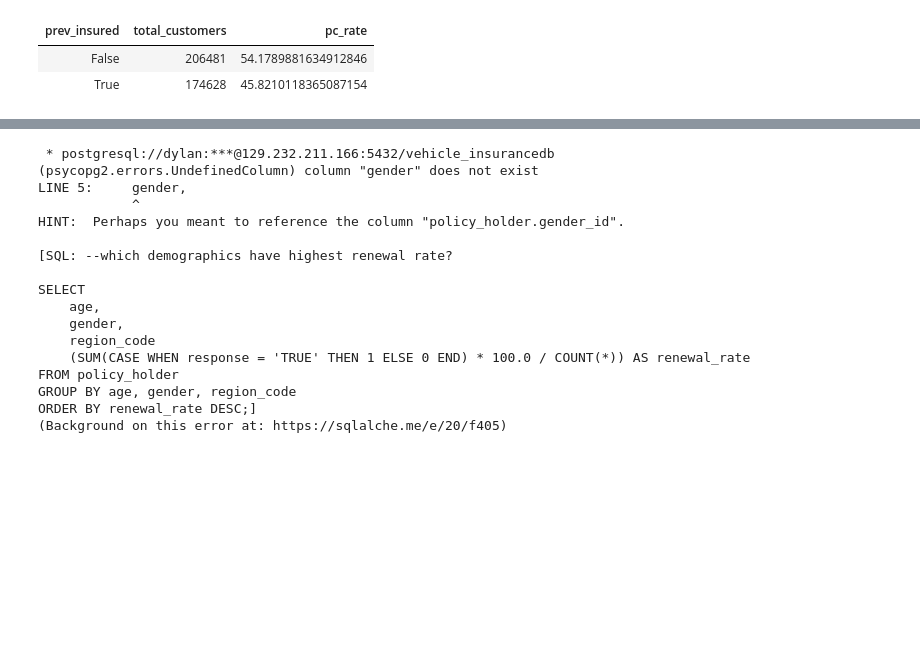
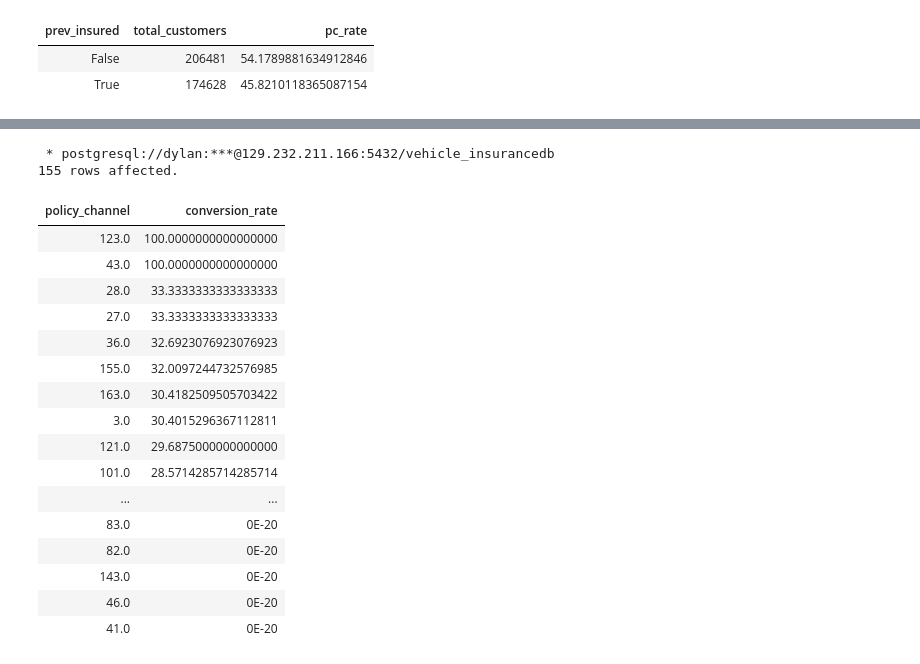
Before and after one commit to The-DigitalAcademy/Vehicle_Insurance, a Jupyter notebook: sqlanalysis_query.ipynb, the cells around one changed output, grey strips where cells are left out. Drawn from its saved outputs; the diff is of its cells as text; code cells hidden in the pictures; blank space fills up the shorter version.

```diff
--- a/sqlanalysis_query.ipynb
+++ b/sqlanalysis_query.ipynb
@@ -74,31 +166,31 @@ GROUP BY prev_insured;
 # %%
 %%sql
 
---which demographics have highest renewal rate?
+--which channels have highest conversion rate?
 
 SELECT
-    age,
-    gender,
-    region_code
-    (SUM(CASE WHEN response = 'TRUE' THEN 1 ELSE 0 END) * 100.0 / COUNT(*)) AS renewal_rate
-FROM p
-GROUP BY age, gender, region_code
-ORDER BY renewal_rate DESC;
+   policy_channel,
+    (COUNT(CASE WHEN response = 1 THEN 1 END) * 100.0 / COUNT(*)) AS conversion_rate
+FROM insurancest
+GROUP BY policy_channel
+ORDER BY conversion_rate DESC;
 # %% [output]
  * postgresql://dylan:***@129.232.211.166:5432/vehicle_insurancedb
-(psycopg2.errors.UndefinedColumn) column "gender" does not exist
-LINE 5:     gender,
-            ^
-HINT:  Perhaps you meant to reference the column "policy_holder.gender_id".
-
-[SQL: --which demographics have highest renewal rate?
-
-SELECT
-    age,
-    gender,
-    region_code
-    (SUM(CASE WHEN response = 'TRUE' THEN 1 ELSE 0 END) * 100.0 / COUNT(*)) AS renewal_rate
-FROM policy_holder
-GROUP BY age, gender, region_code
-ORDER BY renewal_rate DESC;]
-(Background on this error at: https://sqlalche.me/e/20/f405)
+155 rows affected.
+| policy_channel | conversion_rate |
+| 123.0 | 100.0000000000000000 |
+| 43.0 | 100.0000000000000000 |
+| 28.0 | 33.3333333333333333 |
+| 27.0 | 33.3333333333333333 |
+| 36.0 | 32.6923076923076923 |
+| 155.0 | 32.0097244732576985 |
+| 163.0 | 30.4182509505703422 |
+| 3.0 | 30.4015296367112811 |
+| 121.0 | 29.6875000000000000 |
+| 101.0 | 28.5714285714285714 |
+| ... | ... |
+| 83.0 | 0E-20 |
+| 82.0 | 0E-20 |
+| 143.0 | 0E-20 |
+| 46.0 | 0E-20 |
+| 41.0 | 0E-20 |
```
Also changed, not shown: parts of 9 cells of this notebook.
